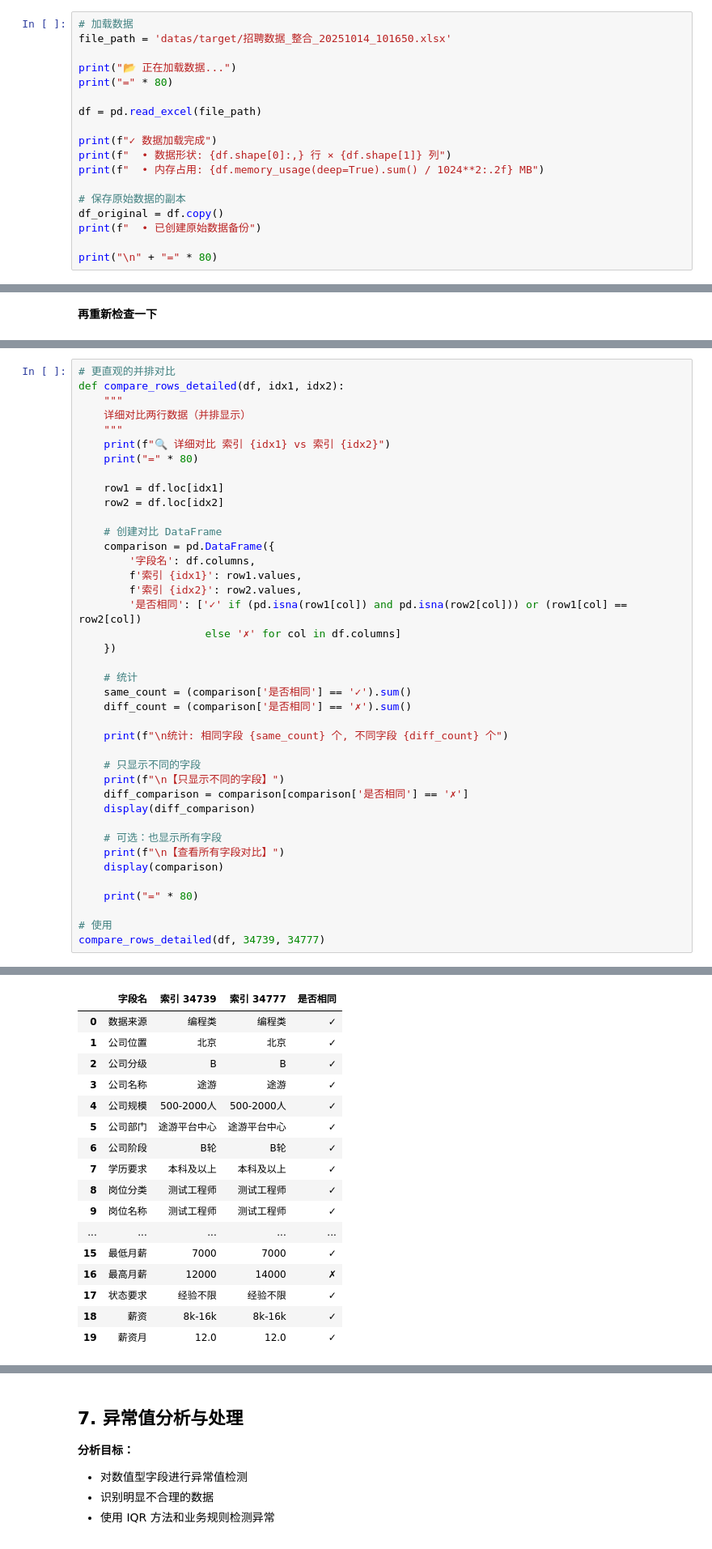
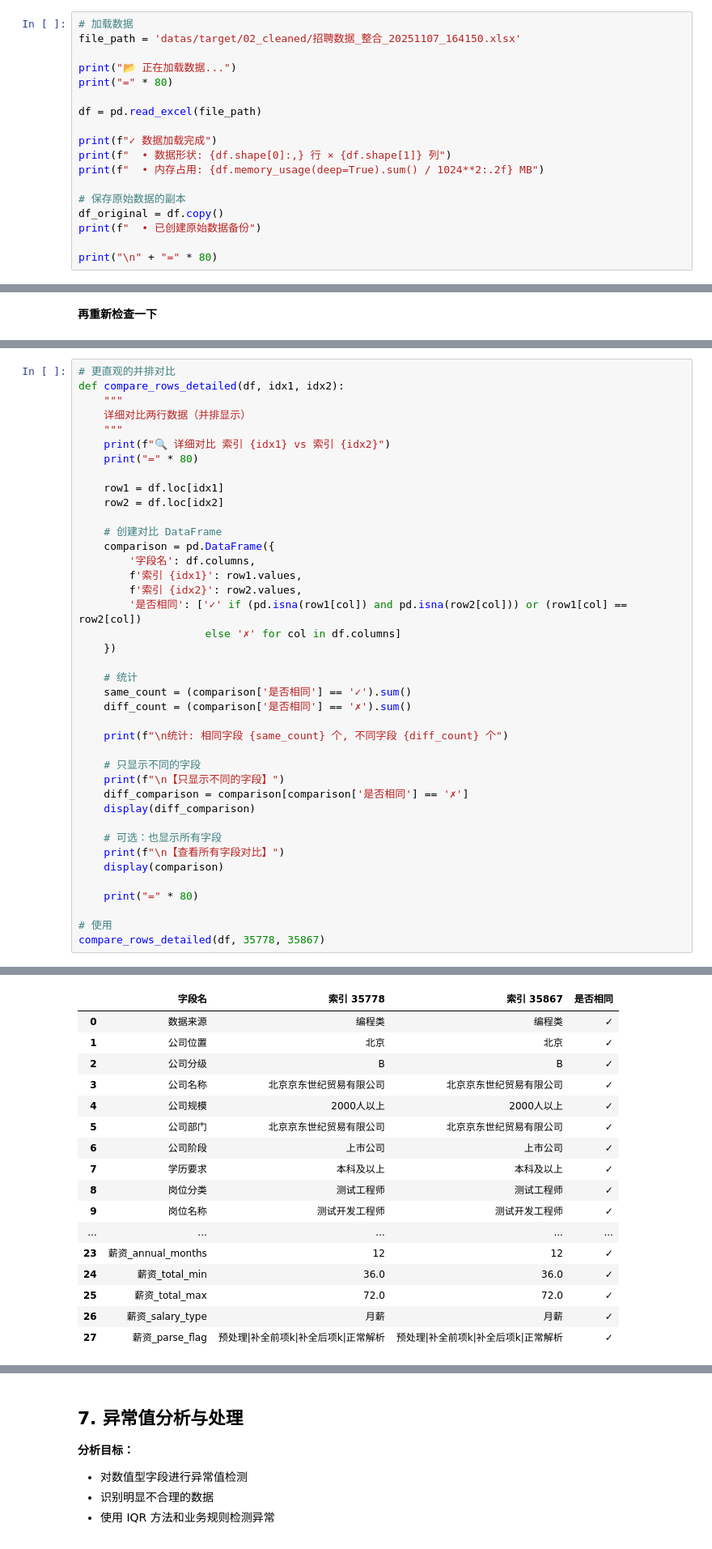
Before and after one commit to WangLaoShi/JD, a Jupyter notebook: 03_数据整理.ipynb, the cells around one changed output, grey strips where cells are left out. Shown at 81% size. Saved outputs shown, nothing was run; the diff lists cells and outputs as text.

```diff
--- a/03_数据整理.ipynb
+++ b/03_数据整理.ipynb
@@ -57,7 +57,7 @@ from wanglaoshi import JupyterFont as JF
 JF.matplotlib_font_init()
 # %%
 # 加载数据
-file_path = 'datas/target/招聘数据_整合_20251014_101650.xlsx'
+file_path = 'datas/target/02_cleaned/招聘数据_整合_20251107_164150.xlsx'
 
 print("📂 正在加载数据...")
 print("=" * 80)
@@ -998,5 +978,5 @@ def compare_rows_detailed(df, idx1, idx2):
     print("=" * 80)
 
 # 使用
-compare_rows_detailed(df, 34739, 34777)
+compare_rows_detailed(df, 35778, 35867)
 # %% [output]
@@ -1012,21 +994,21 @@ compare_rows_detailed(df, 34739, 34777)
 【查看所有字段对比】
-|  | 字段名 | 索引 34739 | 索引 34777 | 是否相同 |
+|  | 字段名 | 索引 35778 | 索引 35867 | 是否相同 |
 | 0 | 数据来源 | 编程类 | 编程类 | ✓ |
 | 1 | 公司位置 | 北京 | 北京 | ✓ |
 | 2 | 公司分级 | B | B | ✓ |
-| 3 | 公司名称 | 途游 | 途游 | ✓ |
-| 4 | 公司规模 | 500-2000人 | 500-2000人 | ✓ |
-| 5 | 公司部门 | 途游平台中心 | 途游平台中心 | ✓ |
-| 6 | 公司阶段 | B轮 | B轮 | ✓ |
+| 3 | 公司名称 | 北京京东世纪贸易有限公司 | 北京京东世纪贸易有限公司 | ✓ |
+| 4 | 公司规模 | 2000人以上 | 2000人以上 | ✓ |
+| 5 | 公司部门 | 北京京东世纪贸易有限公司 | 北京京东世纪贸易有限公司 | ✓ |
+| 6 | 公司阶段 | 上市公司 | 上市公司 | ✓ |
 | 7 | 学历要求 | 本科及以上 | 本科及以上 | ✓ |
 | 8 | 岗位分类 | 测试工程师 | 测试工程师 | ✓ |
-| 9 | 岗位名称 | 测试工程师 | 测试工程师 | ✓ |
+| 9 | 岗位名称 | 测试开发工程师 | 测试开发工程师 | ✓ |
 | ... | ... | ... | ... | ... |
-| 15 | 最低月薪 | 7000 | 7000 | ✓ |
-| 16 | 最高月薪 | 12000 | 14000 | ✗ |
-| 17 | 状态要求 | 经验不限 | 经验不限 | ✓ |
-| 18 | 薪资 | 8k-16k | 8k-16k | ✓ |
-| 19 | 薪资月 | 12.0 | 12.0 | ✓ |
+| 23 | 薪资_annual_months | 12 | 12 | ✓ |
+| 24 | 薪资_total_min | 36.0 | 36.0 | ✓ |
+| 25 | 薪资_total_max | 72.0 | 72.0 | ✓ |
+| 26 | 薪资_salary_type | 月薪 | 月薪 | ✓ |
+| 27 | 薪资_parse_flag | 预处理|补全前项k|补全后项k|正常解析 | 预处理|补全前项k|补全后项k|正常解析 | ✓ |
 ================================================================================
 # %% [markdown]
 ## 6. 细致分析后发现的业务上的需要继续解决的问题
```
Also changed, not shown: parts of 19 cells of this notebook, 41 other files.
